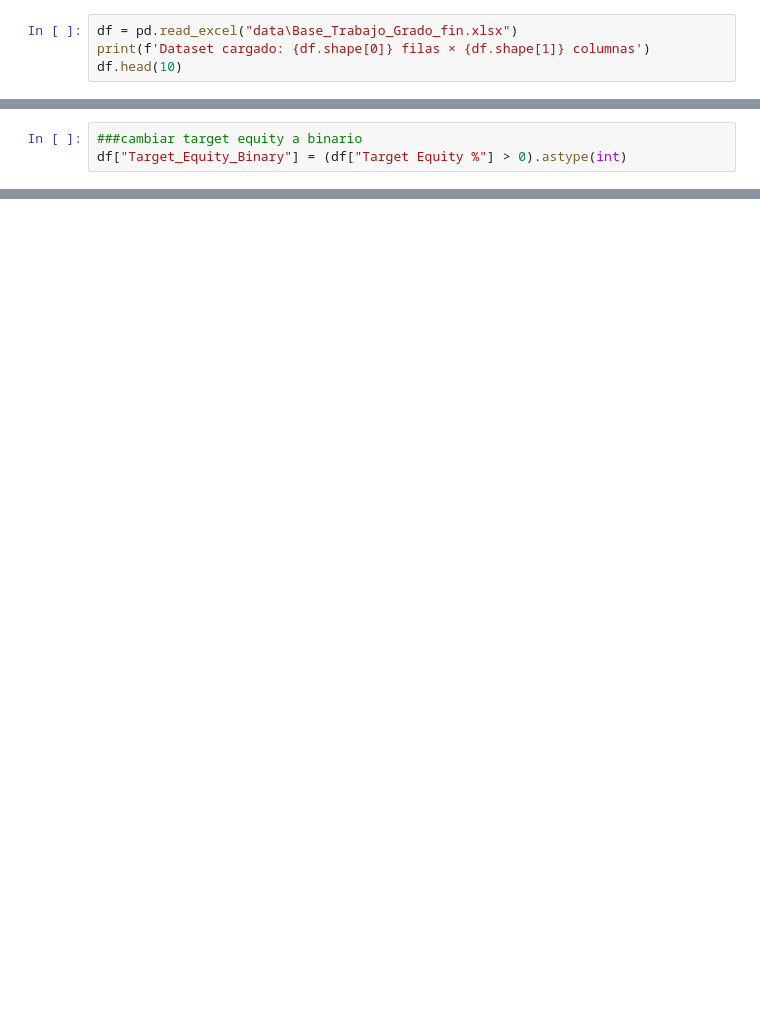
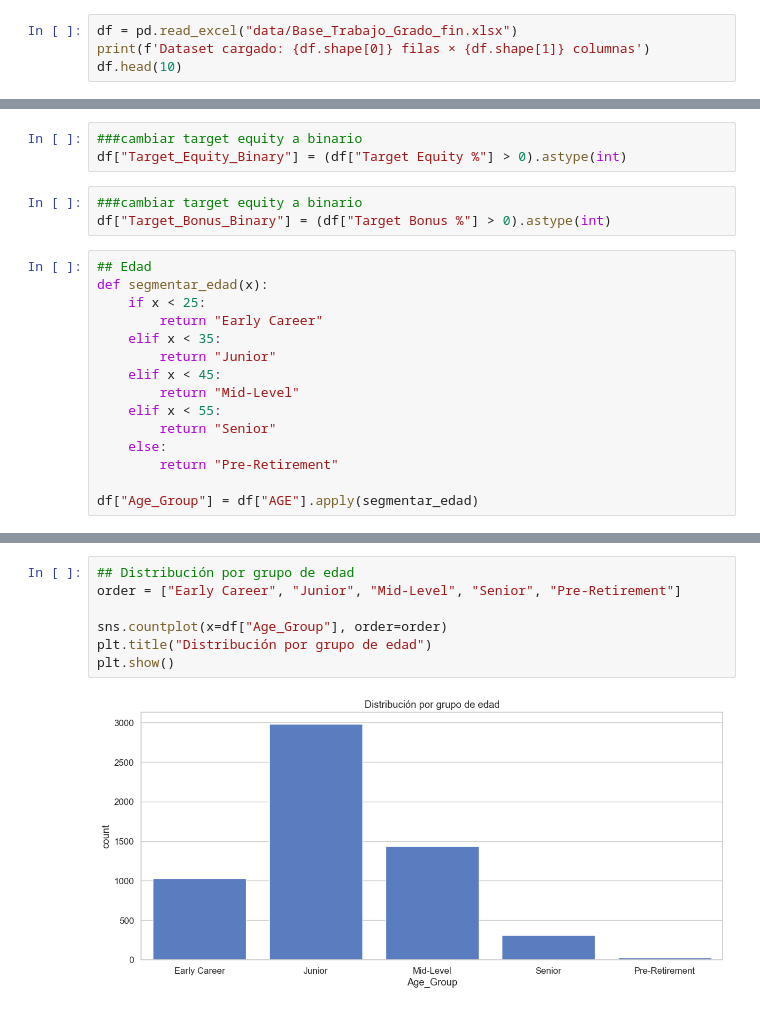
Before and after one commit to karenduque0411/tesis_maestria, a Jupyter notebook: notebooks/00-eda.ipynb, the cells around one changed output, grey strips where cells are left out. Cells and saved outputs as stored; diff of their text form; blank space fills up the shorter version.

```diff
--- a/notebooks/00-eda.ipynb
+++ b/notebooks/00-eda.ipynb
@@ -50,4 +62,4 @@ os.getcwd()
 # %%
-df = pd.read_excel("data\Base_Trabajo_Grado_fin.xlsx")
+df = pd.read_excel("data/Base_Trabajo_Grado_fin.xlsx")
 print(f'Dataset cargado: {df.shape[0]} filas × {df.shape[1]} columnas')
 df.head(10)
@@ -1326,3 +1681,21 @@ NameError: name 'df' is not defined
 # %%
 ###cambiar target equity a binario
 df["Target_Equity_Binary"] = (df["Target Equity %"] > 0).astype(int)
+# %%
+###cambiar target equity a binario
+df["Target_Bonus_Binary"] = (df["Target Bonus %"] > 0).astype(int)
+# %%
+## Edad
+def segmentar_edad(x):
+    if x < 25:
+        return "Early Career"
+    elif x < 35:
+        return "Junior"
+    elif x < 45:
+        return "Mid-Level"
+    elif x < 55:
+        return "Senior"
+    else:
+        return "Pre-Retirement"
+
+df["Age_Group"] = df["AGE"].apply(segmentar_edad)
@@ -1328,0 +1732,9 @@ df["Target_Equity_Binary"] = (df["Target Equity %"] > 0).astype(int)
+# %%
+## Distribución por grupo de edad
+order = ["Early Career", "Junior", "Mid-Level", "Senior", "Pre-Retirement"]
+
+sns.countplot(x=df["Age_Group"], order=order)
+plt.title("Distribución por grupo de edad")
+plt.show()
+# %% [output]
+[figure, added]
```
Also changed, not shown: parts of 36 cells of this notebook.
